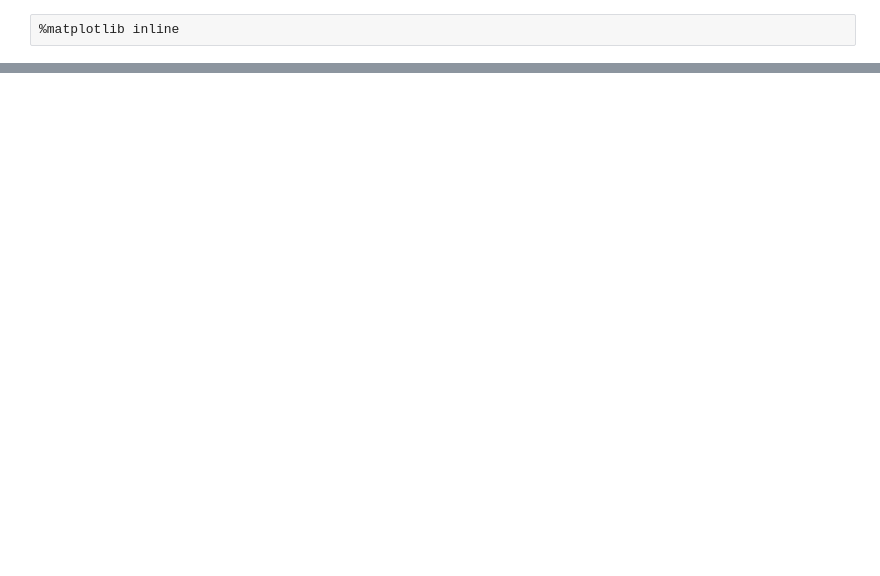
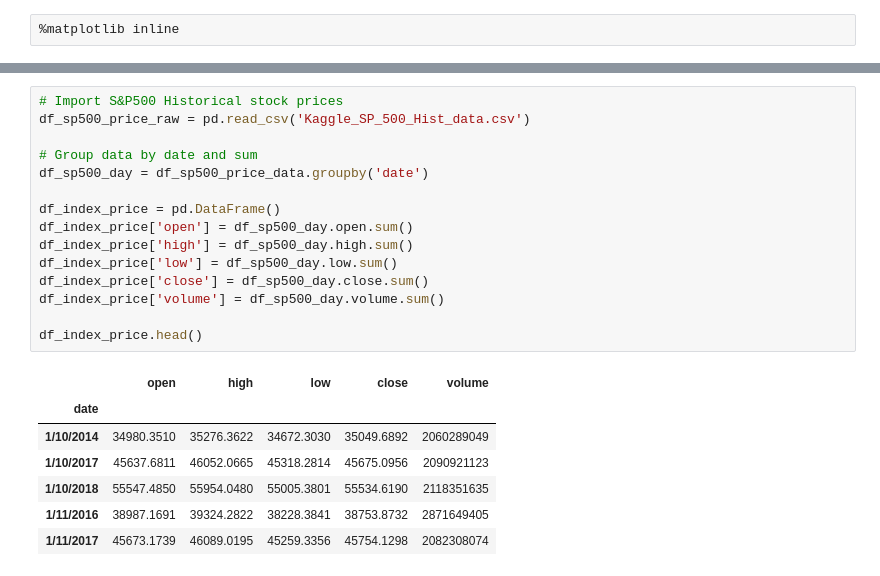
Before and after one commit to daheckstall/Project_Stock_Jockeys, a Jupyter notebook: sp500_fs.ipynb, the cells around one changed output, grey strips where cells are left out. Cells and saved outputs as stored; diff of their text form; blank space fills up the shorter version.

```diff
--- a/sp500_fs.ipynb
+++ b/sp500_fs.ipynb
@@ -20,0 +76,23 @@ len(df_sp500_data)
+# %%
+# Import S&P500 Historical stock prices
+df_sp500_price_raw = pd.read_csv('Kaggle_SP_500_Hist_data.csv')
+
+# Group data by date and sum
+df_sp500_day = df_sp500_price_data.groupby('date')
+
+df_index_price = pd.DataFrame()
+df_index_price['open'] = df_sp500_day.open.sum()
+df_index_price['high'] = df_sp500_day.high.sum()
+df_index_price['low'] = df_sp500_day.low.sum()
+df_index_price['close'] = df_sp500_day.close.sum()
+df_index_price['volume'] = df_sp500_day.volume.sum()
+
+df_index_price.head()
+# %% [output]
+|  | open | high | low | close | volume |
+| date |  |  |  |  |  |
+| 1/10/2014 | 34980.3510 | 35276.3622 | 34672.3030 | 35049.6892 | 2060289049 |
+| 1/10/2017 | 45637.6811 | 46052.0665 | 45318.2814 | 45675.0956 | 2090921123 |
+| 1/10/2018 | 55547.4850 | 55954.0480 | 55005.3801 | 55534.6190 | 2118351635 |
+| 1/11/2016 | 38987.1691 | 39324.2822 | 38228.3841 | 38753.8732 | 2871649405 |
+| 1/11/2017 | 45673.1739 | 46089.0195 | 45259.3356 | 45754.1298 | 2082308074 |
```
Also changed, not shown: parts of 7 cells of this notebook, 1 other file.
